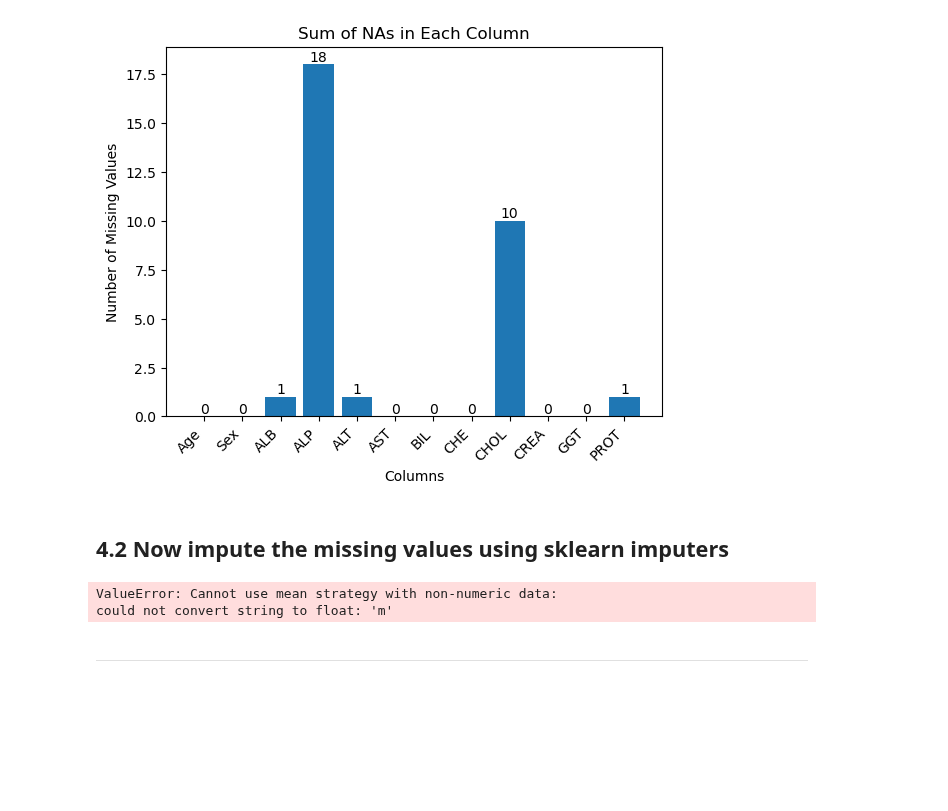
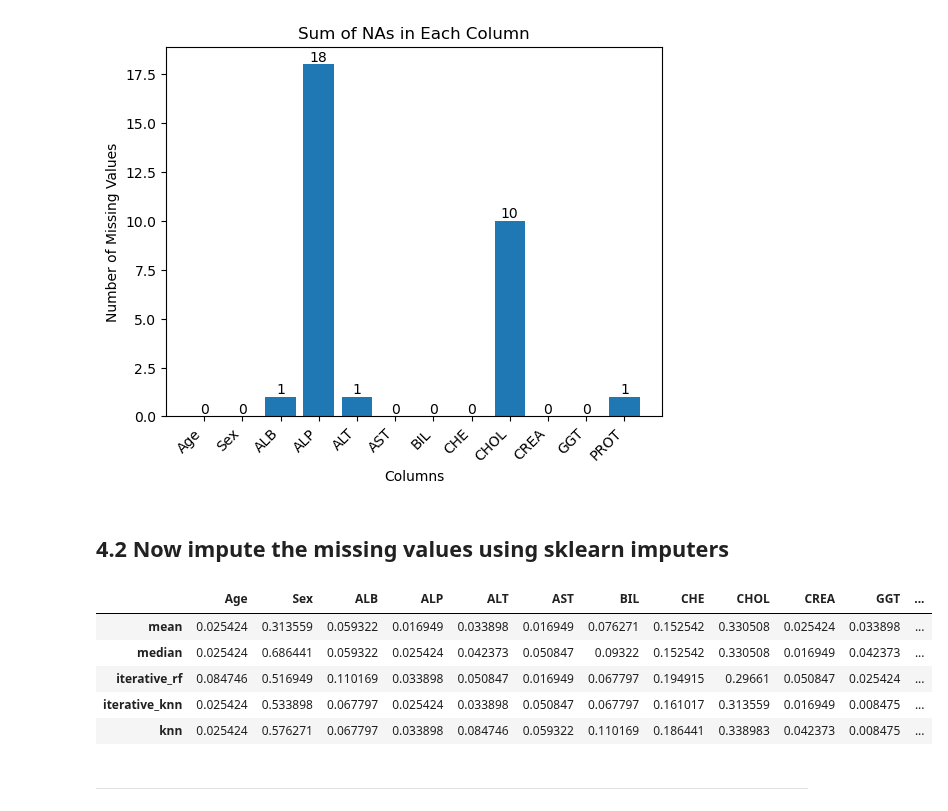
Before and after one commit to MarcoAigner/Machine-Learning-Practical, a Jupyter notebook: project_3/phase_2.ipynb, the cells around one changed output. Drawn from its saved outputs; the diff is of its cells as text; code cells hidden in the pictures; blank space fills up the shorter version.

```diff
--- a/project_3/phase_2.ipynb
+++ b/project_3/phase_2.ipynb
@@ -168,66 +180,70 @@ from sklearn.experimental import enable_iterative_imputer
 from sklearn.impute import SimpleImputer, KNNImputer, IterativeImputer
 from sklearn.ensemble import RandomForestRegressor
 from sklearn.neighbors import KNeighborsRegressor
+import pandas as pd
+from sklearn.metrics import accuracy_score, mean_squared_error
 
-from sklearn.metrics import mean_squared_error
-from sklearn.metrics import accuracy_score
-
-def imputation_and_accuracy(train_data, test_data, features, imputer_dict):
+def imputation_and_accuracy(train_data, test_data, features, imputer_dict, accuracy_metric):
     # Initialize a DataFrame to store accuracy results
     accuracy_df = pd.DataFrame(columns=features, index=imputer_dict.keys())
 
-    for feature in features:
-        for strategy, imputer in imputer_dict.items():
-            # Fit and transform on train data
-            imputer.fit(train_data)
+    for strategy, imputer in imputer_dict.items():
+        # Fit on train data
+        imputer.fit(train_data)
 
-            # Impute only the NaN values in the test set
-            test_data_imputed = test_data.copy()
+        # Copy the original test_data for the accuracy later
+        test_data_imputed = test_data.copy()
 
+        for feature in features:
             # Remove original values of the target feature in the test set
             test_data_imputed[feature] = None
 
             test_data_imputed_df = imputer.transform(test_data_imputed)
 
-           # Check the type of your target variable and choose the appropriate metric
-            if test_data.dtypes[feature] == 'float64':
-                # It's a regression problem
+            # Check the type of your target variable and choose the appropriate metric
+            # It's a classification problem
+            if accuracy_metric == 'classification':
+                if test_data.dtypes[feature] == 'float64':
+                    accuracy_df.loc[strategy, feature] = accuracy_score(test_data[feature].astype("int64"), test_data_imputed_df[feature].astype("int64"))
+                else:
+                    accuracy_df.loc[strategy, feature] = accuracy_score(test_data[feature], test_data_imputed_df[feature].astype("int64"))
+            # It's a regression problem
+            elif accuracy_metric == 'regression':
                 accuracy_df.loc[strategy, feature] = mean_squared_error(test_data[feature], test_data_imputed_df[feature])
-
             else:
-                # It's a classification problem
-                accuracy_df.loc[strategy, feature] = accuracy_score(test_data[feature], test_data_imputed_df[feature].astype("int64"))
-
-            # Print accuracy for each feature and imputer
-            #print(f"Accuracy for {feature} with {strategy} imputer: {accuracy}")
+                "Not a valid accuracy method"
 
     # Return the DataFrame containing accuracy results
     return accuracy_df
 # %%
 # Create a DataFrame without NaN values
 df_no_nan = df.dropna().copy()
 
 # Split the data into training and test sets
 train_data, test_data = train_test_split(df_no_nan, test_size=0.2, random_state=42)
 
 rf_estimator = RandomForestRegressor(n_estimators=10)
 knn_estimator = KNeighborsRegressor(n_neighbors=5)
 
 imputer_dict = {
     'mean': SimpleImputer(strategy='mean'),
     'median': SimpleImputer(strategy='median'),
     'iterative_rf': IterativeImputer(estimator=rf_estimator),
     'iterative_knn': IterativeImputer(estimator=knn_estimator),
     'knn': KNNImputer(n_neighbors=5, weights='distance')
 }
 
 # Call the function with train and test data
-accuracy_results = imputation_and_accuracy(train_data, test_data, df_no_nan.columns, imputer_dict)
+accuracy_results = imputation_and_accuracy(train_data, test_data, df_no_nan.columns, imputer_dict, accuracy_metric="classification")
 
 # Display the accuracy results DataFrame
 accuracy_results
 # %% [output]
-ValueError: Cannot use mean strategy with non-numeric data:
-could not convert string to float: 'm'
+|  | Age | Sex | ALB | ALP | ALT | AST | BIL | CHE | CHOL | CREA | GGT | ... |
+| mean | 0.025424 | 0.313559 | 0.059322 | 0.016949 | 0.033898 | 0.016949 | 0.076271 | 0.152542 | 0.330508 | 0.025424 | 0.033898 | ... |
+| median | 0.025424 | 0.686441 | 0.059322 | 0.025424 | 0.042373 | 0.050847 | 0.09322 | 0.152542 | 0.330508 | 0.016949 | 0.042373 | ... |
+| iterative_rf | 0.084746 | 0.516949 | 0.110169 | 0.033898 | 0.050847 | 0.016949 | 0.067797 | 0.194915 | 0.29661 | 0.050847 | 0.025424 | ... |
+| iterative_knn | 0.025424 | 0.533898 | 0.067797 | 0.025424 | 0.033898 | 0.050847 | 0.067797 | 0.161017 | 0.313559 | 0.016949 | 0.008475 | ... |
+| knn | 0.025424 | 0.576271 | 0.067797 | 0.033898 | 0.084746 | 0.059322 | 0.110169 | 0.186441 | 0.338983 | 0.042373 | 0.008475 | ... |
 # %% [markdown]
 <hr>
```
Also changed, not shown: parts of 9 cells of this notebook, 1 other file.
